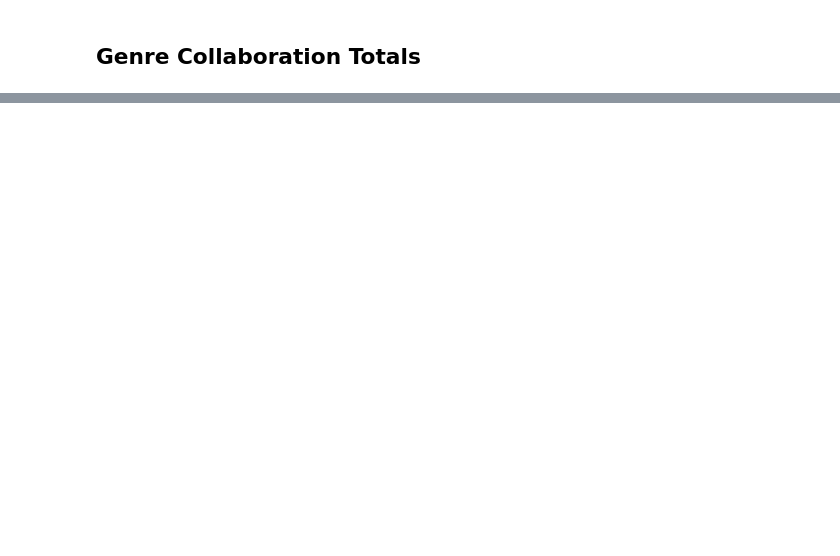
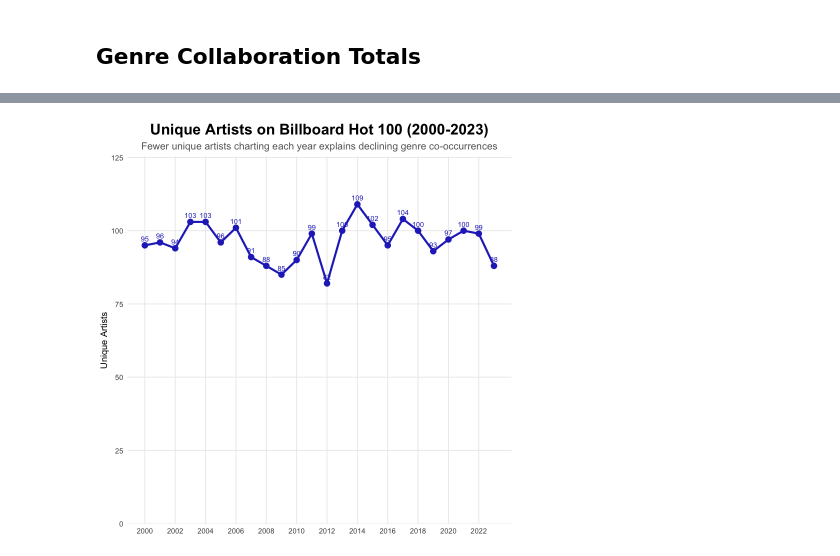
Before and after one commit to klorine28/datasci-vis, a Jupyter notebook: analysis and vizualisation/analysis/genre_analysis.ipynb, the cells around one changed output, grey strips where cells are left out. Saved outputs shown, nothing was run; the diff lists cells and outputs as text; code cells hidden in the pictures; blank space fills up the shorter version.

```diff
--- a/analysis and vizualisation/analysis/genre_analysis.ipynb
+++ b/analysis and vizualisation/analysis/genre_analysis.ipynb
@@ -361,21 +648,4 @@ create_year_network_circular <- function(year_val) {
   return(p)
 }
 
-# Key years
-key_years <- c(2000, 2005, 2010, 2015, 2020, 2023)
-yearly_plots <- map(key_years, create_year_network_circular)
-yearly_plots <- yearly_plots[!sapply(yearly_plots, is.null)]
-
-if (length(yearly_plots) > 0) {
-  combined <- wrap_plots(yearly_plots, ncol = 3) +
-    plot_annotation(title = 'Genre Network Evolution (2000-2023)',
-                    subtitle = 'Force-directed layout with POP anchored at center',
-                    theme = theme(
-                      plot.title = element_text(hjust = 0.5, size = 20, face = "bold"),
-                      plot.subtitle = element_text(hjust = 0.5, size = 14, color = "gray40")
-                    ))
-
-  ggsave('../../outputs/genre_network/genre_network_evolution_key_years.png', combined,
-         width = 28, height = 19, dpi = 300, bg = 'white')
-  cat("Saved genre_network_evolution_key_years.png\n")
-}
+# Key years panel now generated after animation cell (uses same layout as GIF frames)
@@ -734,0 +1271,70 @@ print(p_top25)
+# %%
+# Unique Artists on Billboard Over Time
+# Load Billboard data to count unique artists per year
+
+billboard <- read_csv('../../data/cleaned/billboard_24years_lyrics_spotify_bigquery.csv', show_col_types = FALSE)
+
+# Count unique artists per year
+artists_per_year <- billboard %>%
+  group_by(year) %>%
+  summarize(
+    unique_artists = n_distinct(band_singer),
+    total_songs = n(),
+    .groups = 'drop'
+  )
+
+# Also get co-occurrence totals per year for comparison
+cooccurrence_per_year <- temporal_edges %>%
+  filter(weight > 0) %>%
+  group_by(year) %>%
+  summarize(total_cooccurrences = sum(weight), .groups = 'drop')
+
+# Combine for dual-axis plot
+yearly_stats <- artists_per_year %>%
+  left_join(cooccurrence_per_year, by = "year")
+
+# Create the plot
+p_artists <- ggplot(yearly_stats, aes(x = year)) +
+  geom_line(aes(y = unique_artists), color = "#2832C2", linewidth = 1.2) +
+  geom_point(aes(y = unique_artists), color = "#2832C2", size = 3) +
+  geom_text(aes(y = unique_artists, label = unique_artists),
+            vjust = -0.8, size = 3, color = "#2832C2") +
+  scale_x_continuous(breaks = seq(2000, 2023, by = 2)) +
+  scale_y_continuous(limits = c(0, NA), expand = expansion(mult = c(0, 0.15))) +
+  labs(
+    title = "Unique Artists on Billboard Hot 100 (2000-2023)",
+    subtitle = "Fewer unique artists charting each year explains declining genre co-occurrences",
+    x = NULL,
+    y = "Unique Artists"
+  ) +
+  theme_minimal() +
+  theme(
+    plot.title = element_text(hjust = 0.5, size = 18, face = "bold"),
+    plot.subtitle = element_text(hjust = 0.5, size = 12, color = "gray40"),
+    panel.grid.minor = element_blank()
+  )
+
+ggsave('../../outputs/genre_network/unique_artists_over_time.png', p_artists,
+       width = 14, height = 8, dpi = 300, bg = 'white')
+
+cat("Saved unique_artists_over_time.png\n")
+print(p_artists)
+
+# Print the data
+cat("\nUnique Artists by Year:\n")
+yearly_stats %>%
+  mutate(
+    pct_change_from_2000 = round((unique_artists - first(unique_artists)) / first(unique_artists) * 100, 1)
+  ) %>%
+  print(n = 24)
+
+# Summary stats
+cat(sprintf("\nPeak: %d artists (%d)\n", max(yearly_stats$unique_artists),
+            yearly_stats$year[which.max(yearly_stats$unique_artists)]))
+cat(sprintf("Low: %d artists (%d)\n", min(yearly_stats$unique_artists),
+            yearly_stats$year[which.min(yearly_stats$unique_artists)]))
+cat(sprintf("Change 2000→2023: %.1f%%\n",
+            (yearly_stats$unique_artists[yearly_stats$year == 2023] -
+             yearly_stats$unique_artists[yearly_stats$year == 2000]) /
+             yearly_stats$unique_artists[yearly_stats$year == 2000] * 100))
+# %% [output]
@@ -734,0 +1358 @@ print(p_top25)
+[figure, added]
```
Also changed, not shown: parts of 42 cells of this notebook, 30 other files.
